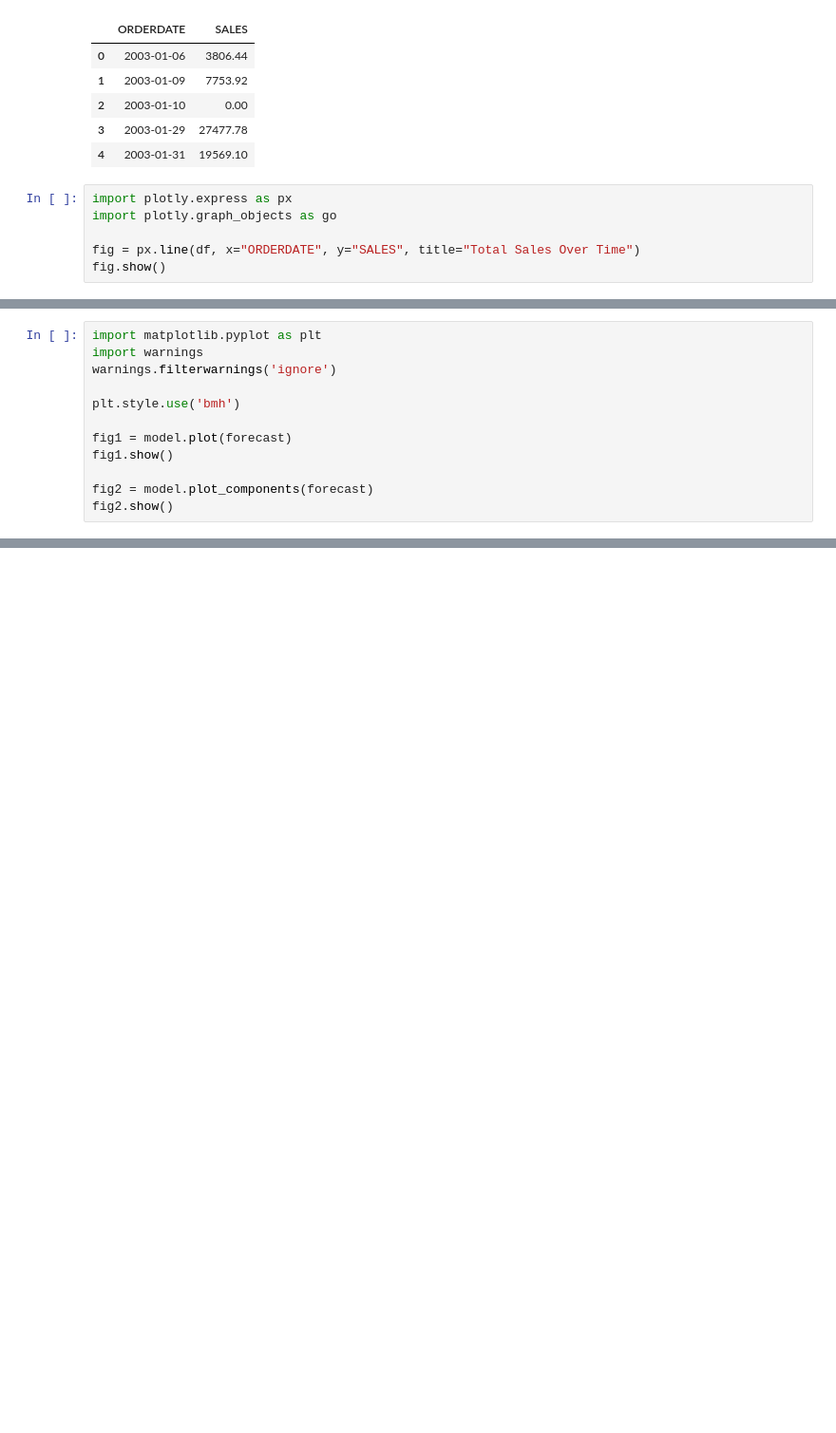
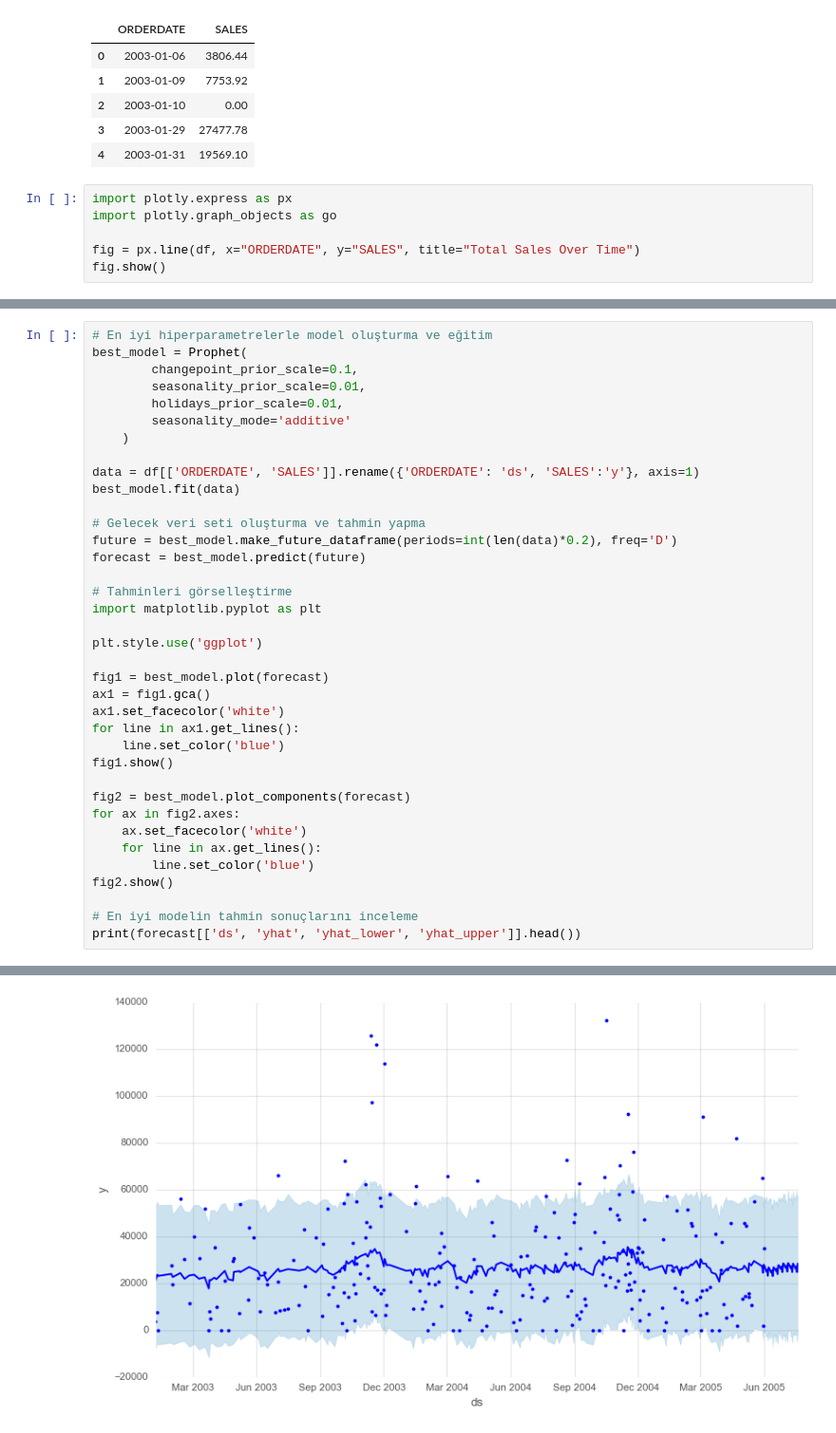
Before and after one commit to AshNumpy/Sales-End-to-End-ML-Project, a Jupyter notebook: Machine-Learning/time-series.ipynb, the cells around one changed output, grey strips where cells are left out. Shown at 95% size. Cells and saved outputs as stored; diff of their text form; blank space fills up the shorter version.

Commit message:
Facebook Prophet study

```diff
--- a/Machine-Learning/time-series.ipynb
+++ b/Machine-Learning/time-series.ipynb
@@ -65,12 +47,0 @@ forecast = model.predict(future)
-# %%
-import matplotlib.pyplot as plt
-import warnings
-warnings.filterwarnings('ignore')
-
-plt.style.use('bmh')
-
-fig1 = model.plot(forecast)
-fig1.show()
-
-fig2 = model.plot_components(forecast)
-fig2.show()
@@ -88,0 +289,38 @@ print(forecast[['ds', 'yhat', 'yhat_lower', 'yhat_upper']].head())
+# %%
+# En iyi hiperparametrelerle model oluşturma ve eğitim
+best_model = Prophet(
+        changepoint_prior_scale=0.1,
+        seasonality_prior_scale=0.01,
+        holidays_prior_scale=0.01,
+        seasonality_mode='additive'
+    )
+
+data = df[['ORDERDATE', 'SALES']].rename({'ORDERDATE': 'ds', 'SALES':'y'}, axis=1)
+best_model.fit(data)
+
+# Gelecek veri seti oluşturma ve tahmin yapma
+future = best_model.make_future_dataframe(periods=int(len(data)*0.2), freq='D')
+forecast = best_model.predict(future)
+
+# Tahminleri görselleştirme
+import matplotlib.pyplot as plt
+
+plt.style.use('ggplot')
+
+fig1 = best_model.plot(forecast)
+ax1 = fig1.gca()
+ax1.set_facecolor('white')
+for line in ax1.get_lines():
+    line.set_color('blue')
+fig1.show()
+
+fig2 = best_model.plot_components(forecast)
+for ax in fig2.axes:
+    ax.set_facecolor('white')
+    for line in ax.get_lines():
+        line.set_color('blue')
+fig2.show()
+
+# En iyi modelin tahmin sonuçlarını inceleme
+print(forecast[['ds', 'yhat', 'yhat_lower', 'yhat_upper']].head())
+# %% [output]
@@ -88,0 +333 @@ print(forecast[['ds', 'yhat', 'yhat_lower', 'yhat_upper']].head())
+[figure, added]
```
Also changed, not shown: parts of 21 cells of this notebook.
